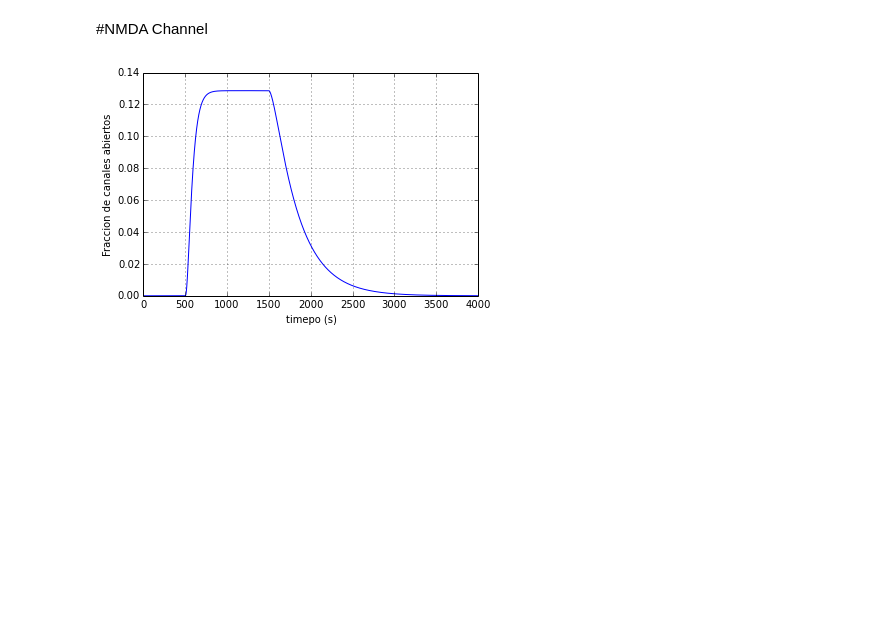
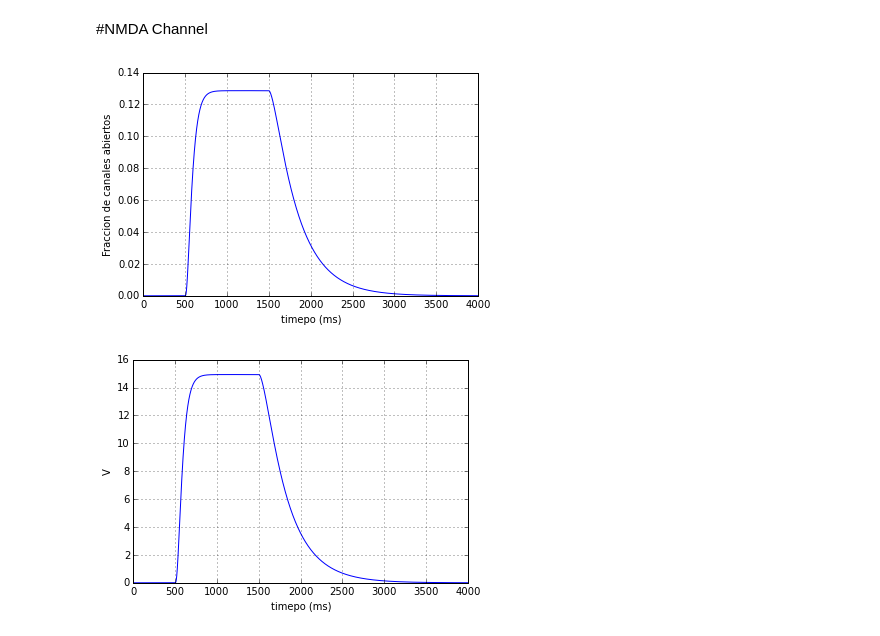
Before and after one commit to ababino/biophysics, a Jupyter notebook: Untitled0.ipynb, the cells around one changed output. Drawn from its saved outputs; the diff is of its cells as text; code cells hidden in the pictures; blank space fills up the shorter version.

```diff
--- a/Untitled0.ipynb
+++ b/Untitled0.ipynb
@@ -41,0 +54,17 @@ solver = ['dopri5', 'dop853', 'vode']
+# %%
+x, y = symbols('x y')
+gna = 120.0
+gk = 36.0
+gl = 0.3
+Vna = 115.0
+Vk = -12.0
+Vl = 10.6
+alpha_m = 0.1 * (25.0 - x) / (sympy.exp((25.0 - x) / 10.0) - 1.0)
+beta_m = 4.0 * sympy.exp(-x / 18.0)
+m_inf = alpha_m / (alpha_m + beta_m)
+INa = gna * m_inf**3 * (0.8 - y) * (x - Vna)
+IK = gk * y**4 * (x - Vk)
+IL = gl * (x - Vl)
+
+
+plot_implicit(Eq(INa + IK + IL, 0), (x, -20, 120), (y, 0, 1), adaptive=False);
@@ -78,25 +131,38 @@ show()
 # %% [markdown]
 #NMDA Channel
 # %%
-y0 = array([1, 0, 0, 0])
-r = ode(lambda t, y: nmda_impulse(t, y)).set_integrator(solver[0])
+y0 = array([1, 0, 0, 0, 0])
+#r = ode(lambda t, y: nmda_impulse(t, y)).set_integrator(solver[0])
+r = ode(lambda t, y: v_dendrite(t, y)).set_integrator(solver[0])
 r.set_initial_value(y0, 0)
 t1 = 4000.0
 dt = 1.0
 o = []
+ICa = []
+v = []
 time = []
 while r.successful() and r.t < t1:
     r.integrate(r.t + dt)
     o.append(r.y[3])
+    v.append(r.y[4])
     time.append(r.t)
 figure(1)
 plot(time, o)
 grid(True)
-xlabel('timepo (s)')
+xlabel('timepo (ms)')
 ylabel('Fraccion de canales abiertos')
+
+figure(2)
+plot(time, v)
+grid(True)
+xlabel('timepo (ms)')
+ylabel('V')
+
+
 show()
 # %% [output]
-[figure, old version]
+[figure, new version]
+[figure, added]
 # %%
 y0 = array([1, 0, 0, 0, -50.0, 0.530, 0.4])
 r = ode(nmda_LR).set_integrator(solver[0])
```
Also changed, not shown: parts of 11 cells of this notebook, 1 other file.
